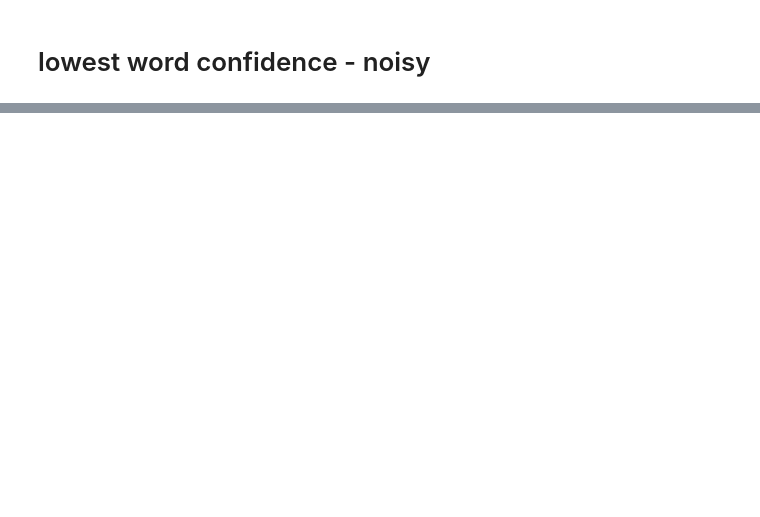
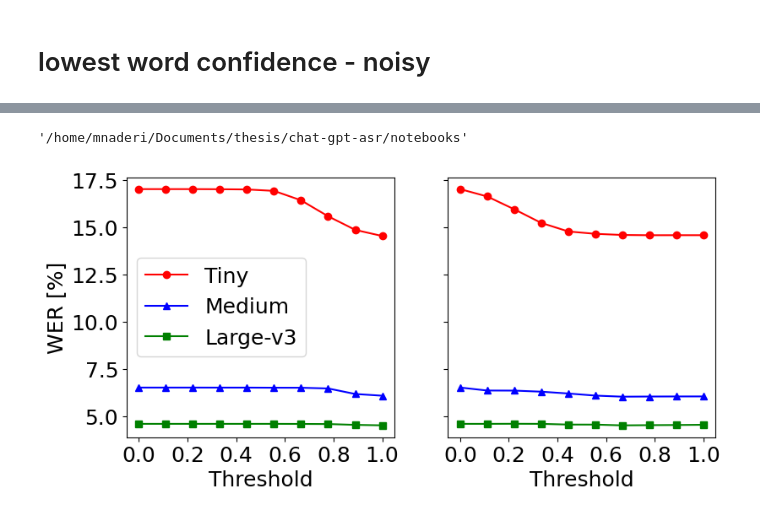
Before and after one commit to marndr/ChatGPT-ASR, a Jupyter notebook: notebooks/confidence_plots.ipynb, the cells around one changed output, grey strips where cells are left out. Drawn from its saved outputs; the diff is of its cells as text; code cells hidden in the pictures; blank space fills up the shorter version.

```diff
--- a/notebooks/confidence_plots.ipynb
+++ b/notebooks/confidence_plots.ipynb
@@ -224,0 +228,48 @@ plt.savefig('wer_vs_thresh_66.png', bbox_inches='tight')
+# %%
+import os
+os.getcwd()
+# %% [output]
+'/home/mnaderi/Documents/thesis/chat-gpt-asr/notebooks'
+# %%
+fig,(ax1,ax2) = plt.subplots(1,2, figsize=(9,4.), sharey=True, )
+plt.subplots_adjust(hspace=0.2)
+
+y1 = np.array([r[0] for r in res_sent])
+y2 = np.array([r[1] for r in res_sent])
+y3 = np.array([r[2] for r in res_sent])
+# y1 = y1 - y1.mean()
+# y2 = y2 - y2.mean()
+# y3 = y3 - y3.mean()
+ax1.plot(thresholds, y1, 'ro-', label='Tiny', )
+ax1.plot(thresholds, y2, 'b^-', label='Medium')
+ax1.plot(thresholds, y3, 'gs-', label='Large-v3')
+ax1.set_xlabel('Threshold')
+ax1.set_ylabel('WER [%]')
+ax1.legend(loc=6)
+
+
+
+
+y1 = np.array([r[0] for r in res_lowest_word])
+y2 = np.array([r[1] for r in res_lowest_word])
+y3 = np.array([r[2] for r in res_lowest_word])
+# y1 = y1 - y1.mean()
+# y2 = y2 - y2.mean()
+# y3 = y3 - y3.mean()
+
+ax2.plot(thresholds, y1, 'ro-', label='Tiny', )
+ax2.plot(thresholds, y2, 'b^-', label='Medium')
+ax2.plot(thresholds, y3, 'gs-', label='Large-v3')
+ax2.set_xlabel('Threshold')
+
+
+ax1.set_xticks(ticks=[0,0.2,0.4,0.6,0.8,1.])
+ax2.set_xticks(ticks=[0,0.2,0.4,0.6,0.8,1.])
+
+# ax2.set_ylabel('WER [%]')
+# ax2.legend()
+# ax2.set_xlabel()
+
+fig.savefig('wer-vs-threshold-dev-other-together-1.pdf',bbox_inches="tight")
+# %% [output]
+[figure, added]
```
Also changed, not shown: parts of 4 cells of this notebook, 9 other files.
